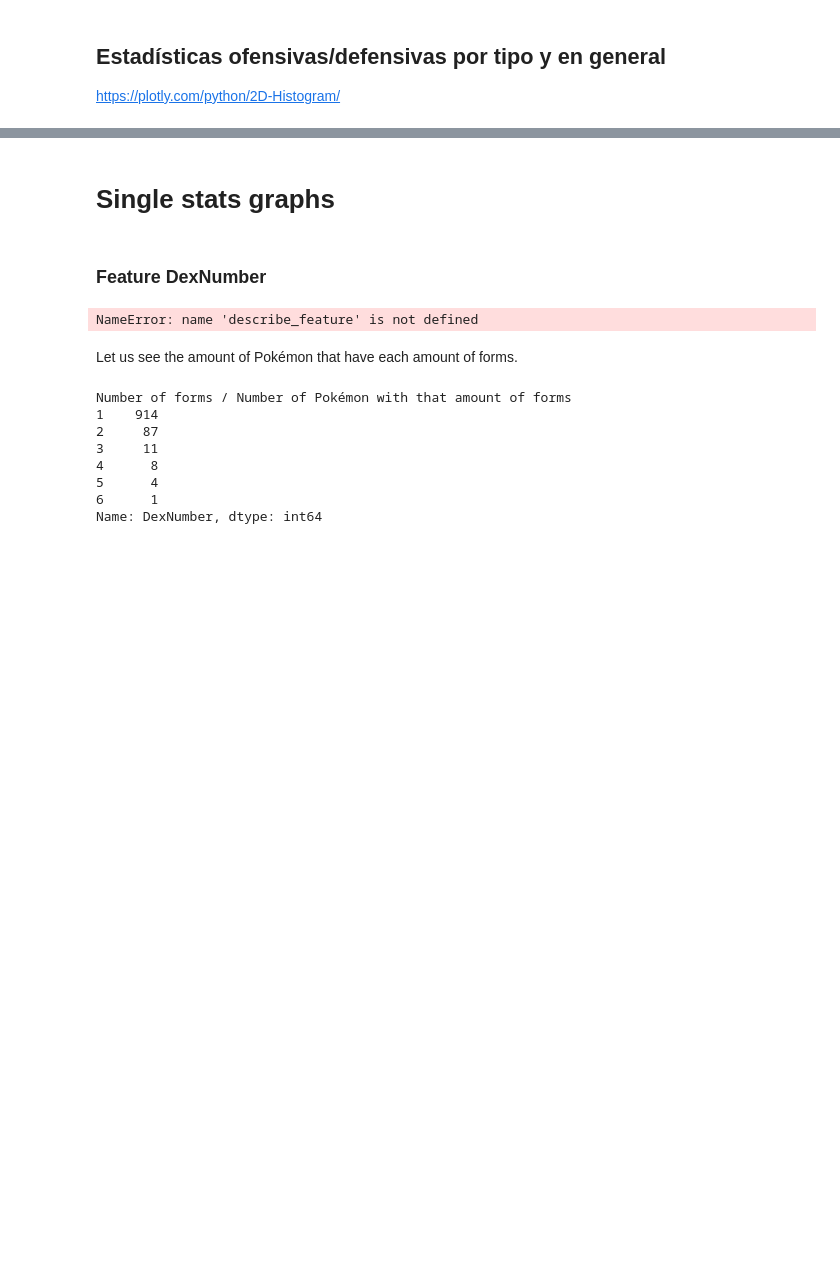
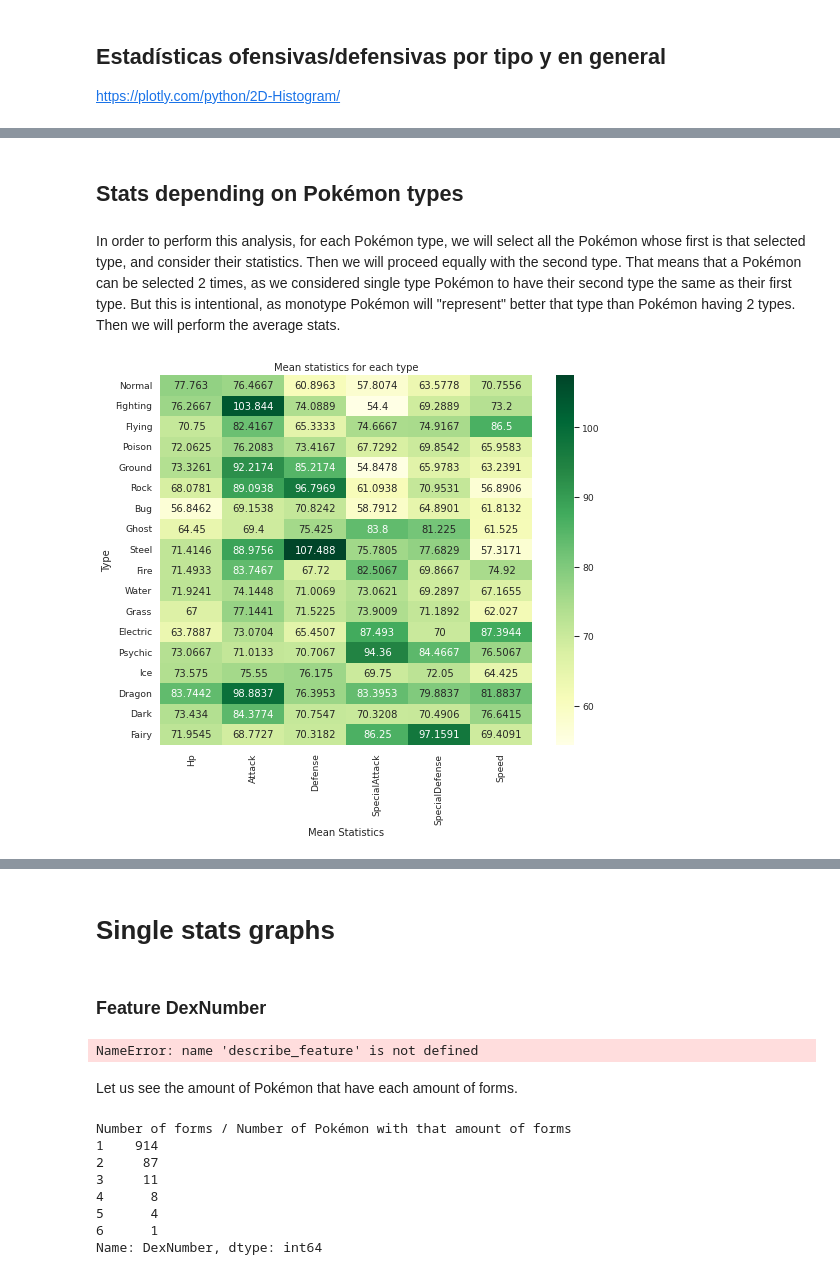
Before and after one commit to Daalma7/PokemonDataScience, a Jupyter notebook: code/visualizationsEDA.ipynb, the cells around one changed output, grey strips where cells are left out. Drawn from its saved outputs; the diff is of its cells as text; code cells hidden in the pictures; blank space fills up the shorter version.

Commit message:
Added types and stats in EDA

```diff
--- a/code/visualizationsEDA.ipynb
+++ b/code/visualizationsEDA.ipynb
@@ -34,6 +34,9 @@ The dataset was extracted using the file bulbapediascrapper.py and then preproce
 # %% [markdown]
 ## 1. Initial definitions of functions and other values
 # %%
+STATS = ['Hp','Attack','Defense','SpecialAttack','SpecialDefense','Speed']
+
+
 COLOR_TYPES = {'Normal': '#9fa19f',
                'Fighting': '#ff8101',
                'Flying': '#81b9ef',
@@ -54,6 +57,15 @@ COLOR_TYPES = {'Normal': '#9fa19f',
                'Fairy': '#ef71ef'
                }
 
+COLOR_STATS = {'Hp': '#800080',
+               'Attack': '#FF0000',
+               'Defense': '#008080',
+               'SpecialAttack': '#FFA500',
+               'SpecialDefense': ' #0000FF',
+               'Speed': '#008000'
+
+}
+
 NUM_GEN = data['Generation'].max()
 # %% [markdown]
 Let's understand the content of each file. Let's start with the training dataset
@@ -486,3 +486,41 @@ print(new_data[['Name','SpecialDefensiveness']].sort_values('SpecialDefensivenes
 1127                  Clodsire            114.017543
 1033         Calyrex Ice Rider            114.017543
 1022  Zamazenta Crowned Shield            113.490088
+# %% [markdown]
+## Stats depending on Pokémon types
+# %% [markdown]
+In order to perform this analysis, for each Pokémon type, we will select all the Pokémon whose first is that selected type, and consider their statistics. Then we will proceed equally with the second type. That means that a Pokémon can be selected 2 times, as we considered single type Pokémon to have their second type the same as their first type. But this is intentional, as monotype Pokémon will "represent" better that type than Pokémon having 2 types. Then we will perform the average stats.
+# %%
+max_mean_stat = 0
+for t in COLOR_TYPES.keys():
+    fig = go.Figure()
+    data_type_1 = data.loc[data['Type1'] == t]
+    data_type_2 = data.loc[data['Type1'] == t]
+    total_data_type = pd.concat([data_type_1, data_type_2])
+    mean_stats = [total_data_type[x].mean() for x in STATS]
+    for elem in mean_stats:
+        if elem > max_mean_stat:
+            max_mean_stat = elem
+# %%
+mean_values_df = pd.DataFrame(columns=STATS)
+
+for t in COLOR_TYPES.keys():
+    fig = go.Figure()
+    data_type_1 = data.loc[data['Type1'] == t]
+    data_type_2 = data.loc[data['Type1'] == t]
+    total_data_type = pd.concat([data_type_1, data_type_2])
+    mean_stats = [total_data_type[x].mean() for x in STATS]
+    mean_values_df.loc[t] = mean_stats
+    fig = px.bar(x=STATS, y=mean_stats, title=f"Mean statistics for type {t}.",
+                 color=STATS, color_discrete_map=COLOR_STATS,
+                 labels=dict(x="Stats", y="Mean stat value", color="Stats color"))
+    fig.update_layout(yaxis_range=[0,max_mean_stat])
+    fig.show()
+# %%
+sns.heatmap(mean_values_df, annot=True, cmap='YlGn', fmt='g')
+plt.title('Mean statistics for each type')
+plt.xlabel('Mean Statistics')
+plt.ylabel('Type')
+plt.show()
+# %% [output]
+[figure, added]
```
Also changed, not shown: parts of 10 cells of this notebook, 5 other files.
